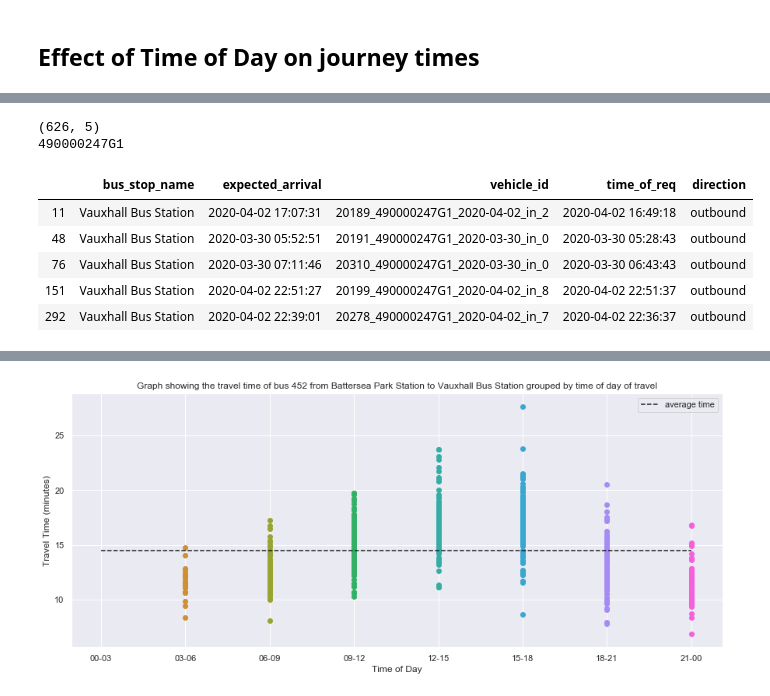
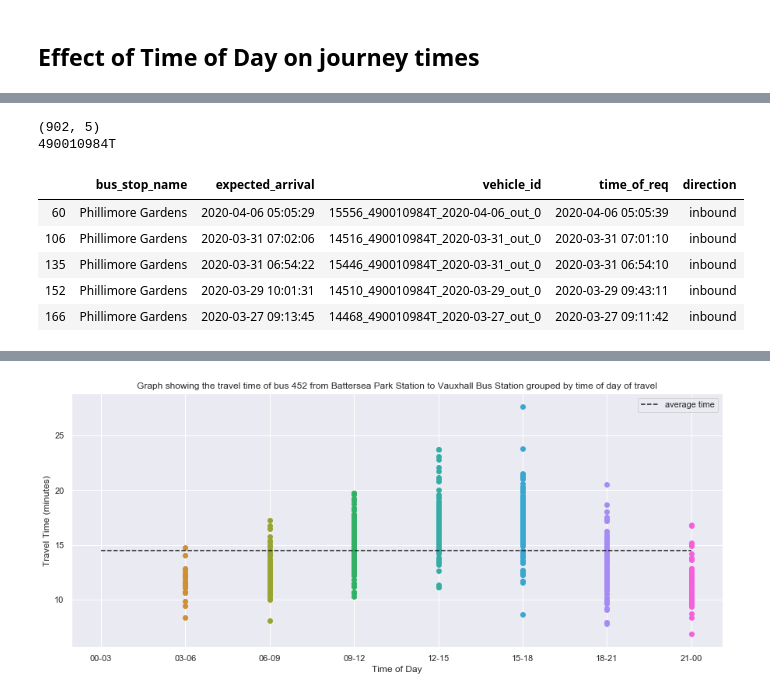
Before and after one commit to serenelc/individual-project-beng, a Jupyter notebook: data-exploration.ipynb, the cells around one changed output, grey strips where cells are left out. Drawn from its saved outputs; the diff is of its cells as text; code cells hidden in the pictures.

```diff
--- a/data-exploration.ipynb
+++ b/data-exploration.ipynb
@@ -366,0 +367,7 @@ print(stops_in_sequence_outbound.get("452").index("Vauxhall Bus Station"))
+# %%
+b_9 = data["9"]
+north_end_rd = b_9.loc[(b_9['bus_stop_name'] == 'North End Road') & (b_9['direction'] == 'inbound')]
+[_, north_end_rd_id, _, _, _] = north_end_rd.iloc[0]['vehicle_id'].split('_')
+print(north_end_rd.shape)
+print(north_end_rd_id)
+north_end_rd.head()
@@ -367,16 +383,15 @@ print(stops_in_sequence_outbound.get("452").index("Vauxhall Bus Station"))
 # %%
-b_452 = data["452"]
-vauxhall = b_452.loc[(b_452['bus_stop_name'] == 'Vauxhall Bus Station') & (b_452['direction'] == 'outbound')]
-[_, vauxhall_id, _, _, _] = vauxhall.iloc[0]['vehicle_id'].split('_')
-print(vauxhall.shape)
-print(vauxhall_id)
-vauxhall.head()
+phillimore_g = b_9.loc[(b_9['bus_stop_name'] == 'Phillimore Gardens') & (b_9['direction'] == 'inbound')]
+[_, phillimore_g_id, _, _, _] = phillimore_g.iloc[0]['vehicle_id'].split('_')
+print(phillimore_g.shape)
+print(phillimore_g_id)
+phillimore_g.head()
 # %% [output]
-(626, 5)
-490000247G1
+(902, 5)
+490010984T
 |  | bus_stop_name | expected_arrival | vehicle_id | time_of_req | direction |
-| 11 | Vauxhall Bus Station | 2020-04-02 17:07:31 | 20189_490000247G1_2020-04-02_in_2 | 2020-04-02 16:49:18 | outbound |
-| 48 | Vauxhall Bus Station | 2020-03-30 05:52:51 | 20191_490000247G1_2020-03-30_in_0 | 2020-03-30 05:28:43 | outbound |
-| 76 | Vauxhall Bus Station | 2020-03-30 07:11:46 | 20310_490000247G1_2020-03-30_in_0 | 2020-03-30 06:43:43 | outbound |
-| 151 | Vauxhall Bus Station | 2020-04-02 22:51:27 | 20199_490000247G1_2020-04-02_in_8 | 2020-04-02 22:51:37 | outbound |
-| 292 | Vauxhall Bus Station | 2020-04-02 22:39:01 | 20278_490000247G1_2020-04-02_in_7 | 2020-04-02 22:36:37 | outbound |
+| 60 | Phillimore Gardens | 2020-04-06 05:05:29 | 15556_490010984T_2020-04-06_out_0 | 2020-04-06 05:05:39 | inbound |
+| 106 | Phillimore Gardens | 2020-03-31 07:02:06 | 14516_490010984T_2020-03-31_out_0 | 2020-03-31 07:01:10 | inbound |
+| 135 | Phillimore Gardens | 2020-03-31 06:54:22 | 15446_490010984T_2020-03-31_out_0 | 2020-03-31 06:54:10 | inbound |
+| 152 | Phillimore Gardens | 2020-03-29 10:01:31 | 14510_490010984T_2020-03-29_out_0 | 2020-03-29 09:43:11 | inbound |
+| 166 | Phillimore Gardens | 2020-03-27 09:13:45 | 14468_490010984T_2020-03-27_out_0 | 2020-03-27 09:11:42 | inbound |
```
Also changed, not shown: parts of 14 cells of this notebook, 40 other files.
